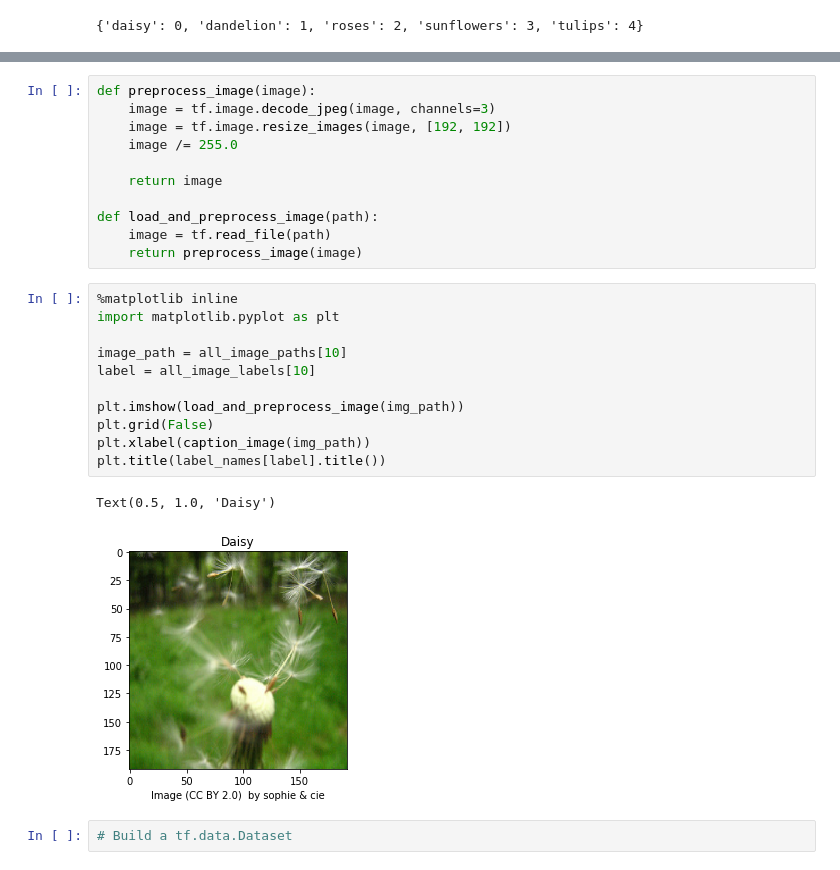
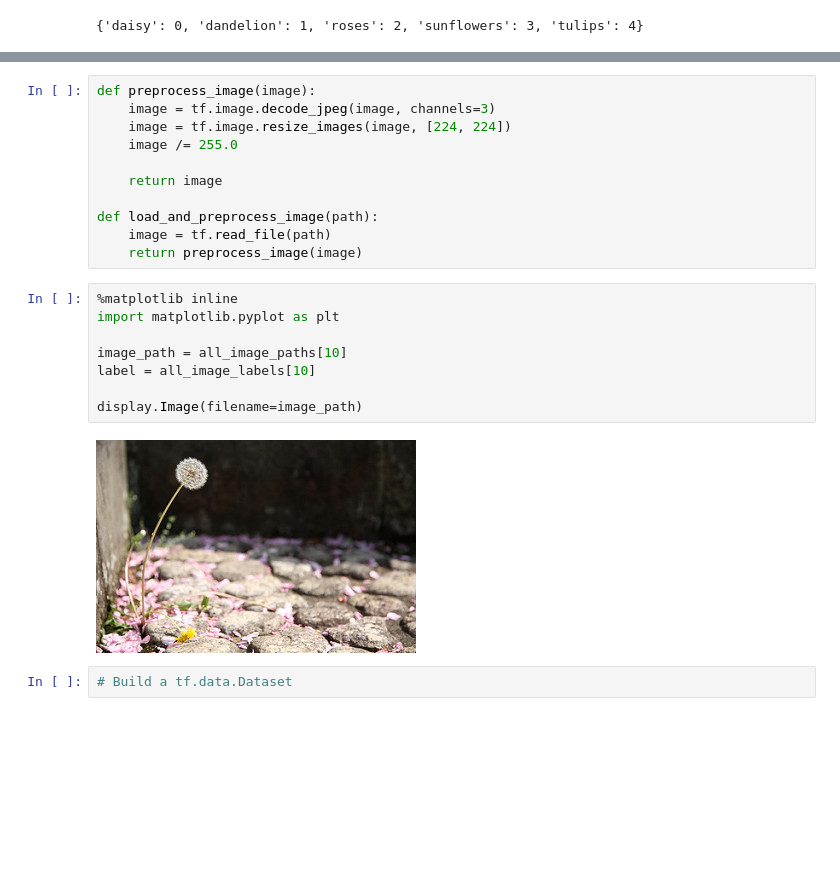
Before and after one commit to maksymrudiuk/alexnet, a Jupyter notebook: src/jupyter/train.ipynb, the cells around one changed output, grey strips where cells are left out. Saved outputs shown, nothing was run; the diff lists cells and outputs as text; blank space fills up the shorter version.

```diff
--- a/src/jupyter/train.ipynb
+++ b/src/jupyter/train.ipynb
@@ -106,7 +79,7 @@ print(img_final.numpy().max())
 # %%
 def preprocess_image(image):
     image = tf.image.decode_jpeg(image, channels=3)
-    image = tf.image.resize_images(image, [192, 192])
+    image = tf.image.resize_images(image, [224, 224])
     image /= 255.0
 
     return image
@@ -117,17 +90,13 @@ def load_and_preprocess_image(path):
 # %%
 %matplotlib inline
 import matplotlib.pyplot as plt
 
 image_path = all_image_paths[10]
 label = all_image_labels[10]
 
-plt.imshow(load_and_preprocess_image(img_path))
-plt.grid(False)
-plt.xlabel(caption_image(img_path))
-plt.title(label_names[label].title())
+display.Image(filename=image_path)
 # %% [output]
-Text(0.5, 1.0, 'Daisy')
-[figure, old version]
+[figure, new version]
 # %%
 # Build a tf.data.Dataset
 # %%
```
Also changed, not shown: parts of 42 cells of this notebook, 3 other files.
